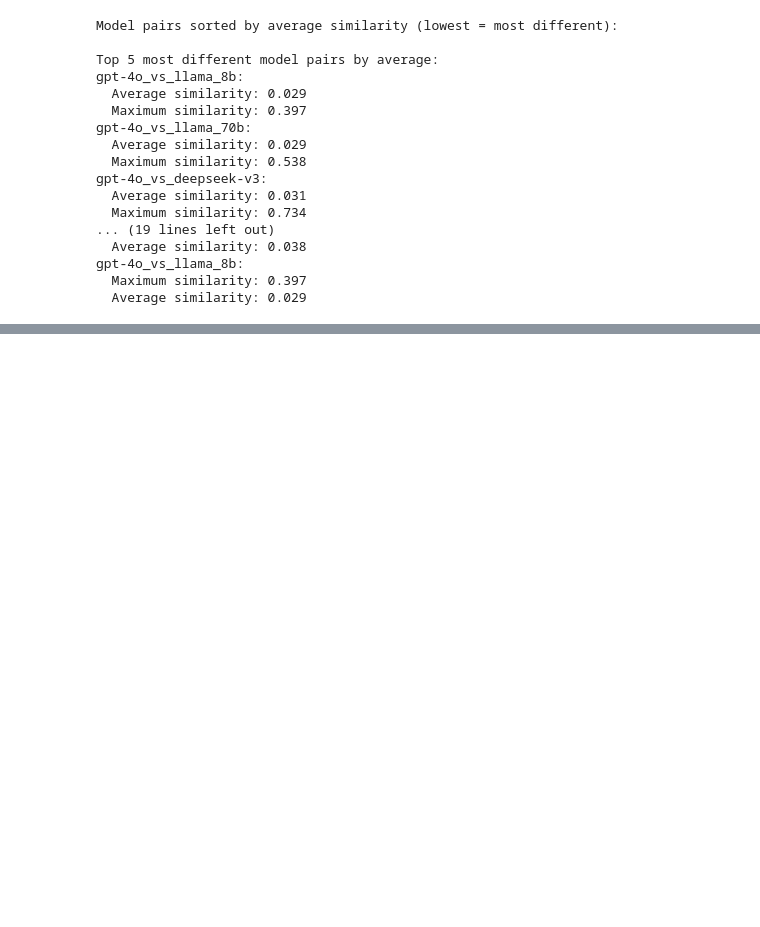
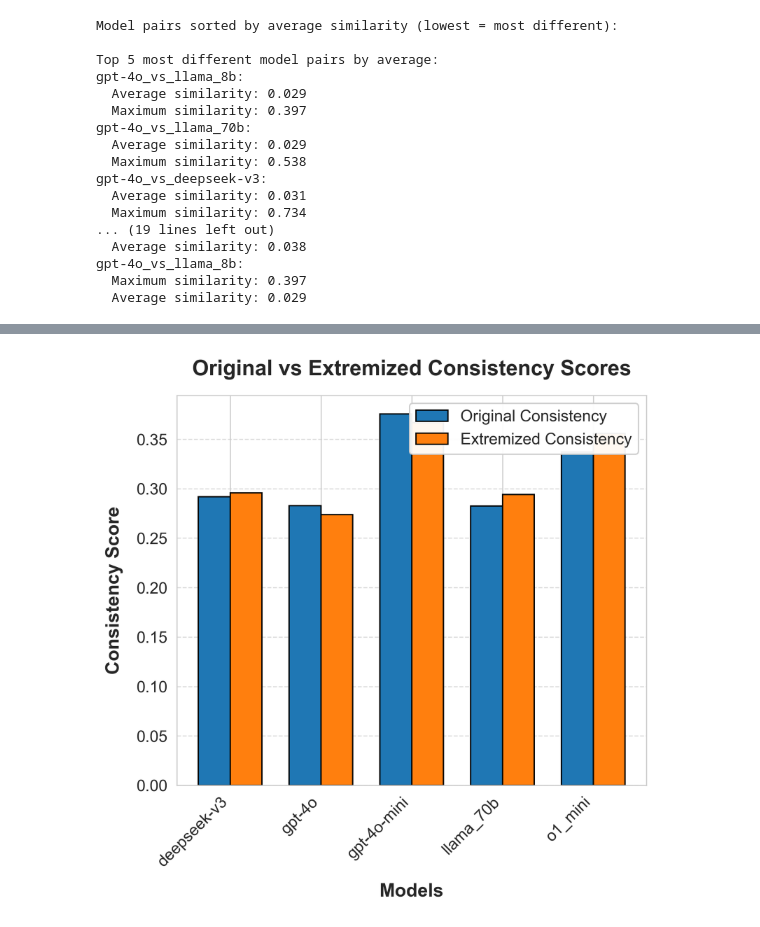
Before and after one commit to davisrbr/adaptive_evals, a Jupyter notebook: tasks/cond_100/data_analysis.ipynb, the cells around one changed output, grey strips where cells are left out. Cells and saved outputs as stored; diff of their text form; code cells hidden in the pictures; blank space fills up the shorter version.

```diff
--- a/tasks/cond_100/data_analysis.ipynb
+++ b/tasks/cond_100/data_analysis.ipynb
@@ -667,0 +1559,88 @@ fig.show()
+# %%
+# First calculate extremized consistency scores
+def calculate_extremized_consistency(row):
+    try:
+        # Convert string representations of lists to actual lists if needed
+        p_forecast = eval(row['P_extremized_forecast']) if isinstance(row['P_extremized_forecast'], str) else row['P_extremized_forecast']
+        q_given_p_forecast = eval(row['Q_given_P_extremized_forecast']) if isinstance(row['Q_given_P_extremized_forecast'], str) else row['Q_given_P_extremized_forecast']
+        p_and_q_forecast = eval(row['P_and_Q_extremized_forecast']) if isinstance(row['P_and_Q_extremized_forecast'], str) else row['P_and_Q_extremized_forecast']
+
+        # Calculate mean of forecasts if they're lists
+        p_value = np.mean(p_forecast) if isinstance(p_forecast, (list, np.ndarray)) else p_forecast
+        q_given_p_value = np.mean(q_given_p_forecast) if isinstance(q_given_p_forecast, (list, np.ndarray)) else q_given_p_forecast
+        p_and_q_value = np.mean(p_and_q_forecast) if isinstance(p_and_q_forecast, (list, np.ndarray)) else p_and_q_forecast
+
+        # Calculate consistency using cond_frequentist_metric
+        return cond_frequentist_metric(p_value, q_given_p_value, p_and_q_value)
+    except:
+        return None
+
+# Calculate extremized consistency scores
+df['extremized_consistency_score'] = df.apply(calculate_extremized_consistency, axis=1)
+
+# Calculate average scores per model
+model_scores = df.groupby('evaluated_model').agg({
+    'consistency_score': 'mean',
+    'extremized_consistency_score': 'mean'
+}).reset_index()
+
+# Create the comparison plot
+sns.set_style("whitegrid")
+plt.rcParams.update({
+    'font.size': 12,
+    'axes.labelsize': 14,
+    'axes.titlesize': 16,
+    'xtick.labelsize': 12,
+    'ytick.labelsize': 12,
+    'legend.fontsize': 12,
+    'legend.title_fontsize': 14
+})
+
+# Create figure
+plt.figure(figsize=(6, 6), dpi=300)
+
+# Set width of bars and positions
+width = 0.35
+x = np.arange(len(model_scores))
+
+# Get default seaborn colors
+colors = sns.color_palette()
+
+# Create bars
+plt.bar(x - width/2, model_scores['consistency_score'], width,
+        label='Original Consistency',
+        color=colors[0],
+        edgecolor='black',
+        linewidth=1)
+plt.bar(x + width/2, model_scores['extremized_consistency_score'], width,
+        label='Extremized Consistency',
+        color=colors[1],
+        edgecolor='black',
+        linewidth=1)
+
+# Customize labels and title
+plt.xlabel('Models', fontweight='bold', labelpad=10)
+plt.ylabel('Consistency Score', fontweight='bold', labelpad=10)
+plt.title('Original vs Extremized Consistency Scores', fontweight='bold', pad=15)
+
+# Adjust x-axis labels
+plt.xticks(x, model_scores['evaluated_model'], rotation=45, ha='right')
+
+# Enhance legend
+plt.legend(frameon=True, fancybox=True, framealpha=0.95, loc='upper right')
+
+# Add grid
+plt.grid(axis='y', linestyle='--', alpha=0.7)
+
+# Adjust layout
+plt.tight_layout()
+
+# Save plot
+plt.savefig('consistency_comparison_extremized.pdf', format='pdf', bbox_inches='tight', dpi=300)
+plt.show()
+
+# Print average scores
+print("\nAverage Scores per Model:")
+print(model_scores.to_string(index=False))
+# %% [output]
+[figure, added]
```
Also changed, not shown: parts of 39 cells of this notebook, 49 other files.
